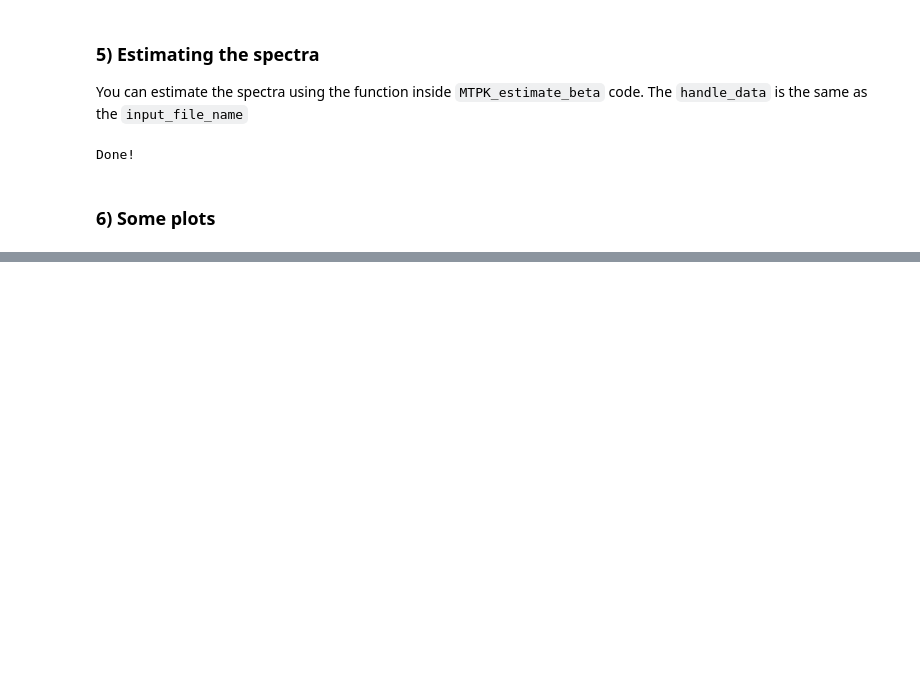
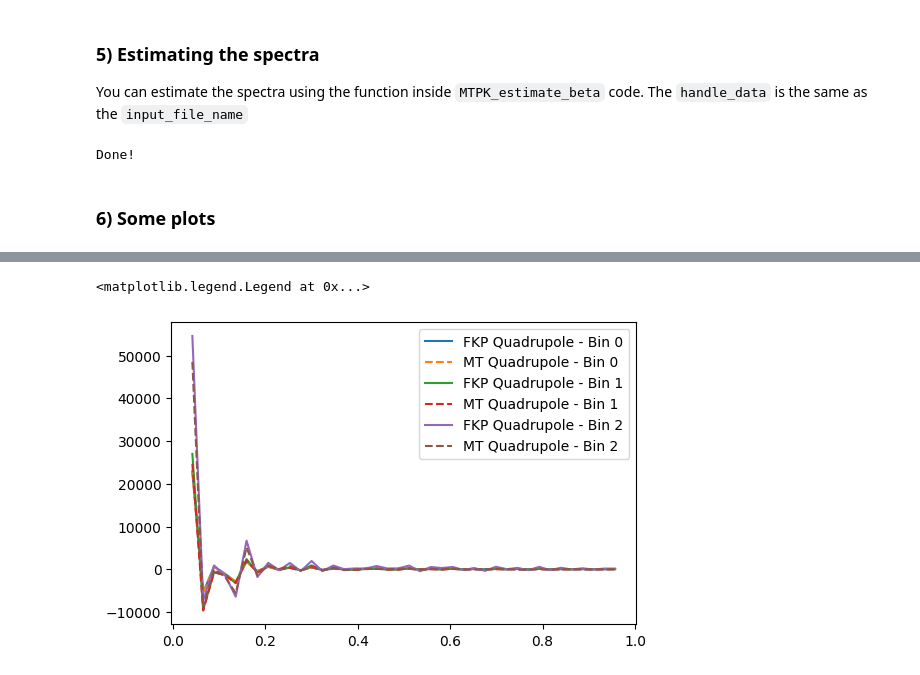
Before and after one commit to MTPK-USP/MTPK, a Jupyter notebook: cookbook-ExSHalos_maps.ipynb, the cells around one changed output, grey strips where cells are left out. Saved outputs shown, nothing was run; the diff lists cells and outputs as text; code cells hidden in the pictures; blank space fills up the shorter version.

```diff
--- a/cookbook-ExSHalos_maps.ipynb
+++ b/cookbook-ExSHalos_maps.ipynb
@@ -297,0 +287,10 @@ for i in range(n_bins):
+# %%
+plt.figure(dpi = 100)
+for i in range(ntracers):
+    plt.plot(k, np.mean(P4_FKP, axis = 1)[i], label = f'FKP Quadrupole - Bin {i}')
+
+    plt.plot(k, np.mean(P4_MT, axis = 1)[i], '--', label = f'MT Quadrupole - Bin {i}')
+plt.legend()
+# %% [output]
+<matplotlib.legend.Legend at 0x...>
+[figure, added]
```
Also changed, not shown: parts of 14 cells of this notebook, 27 other files.
